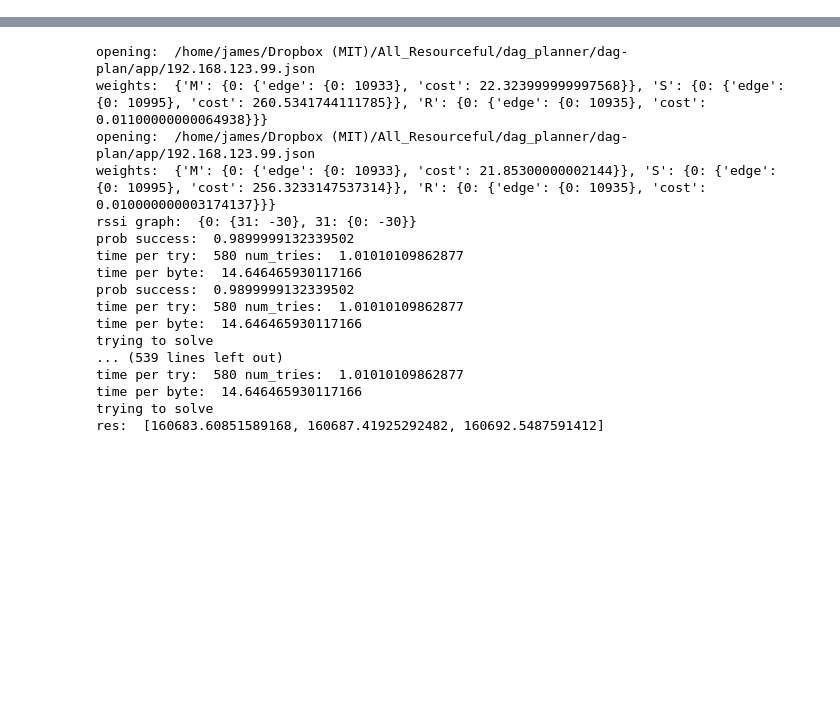
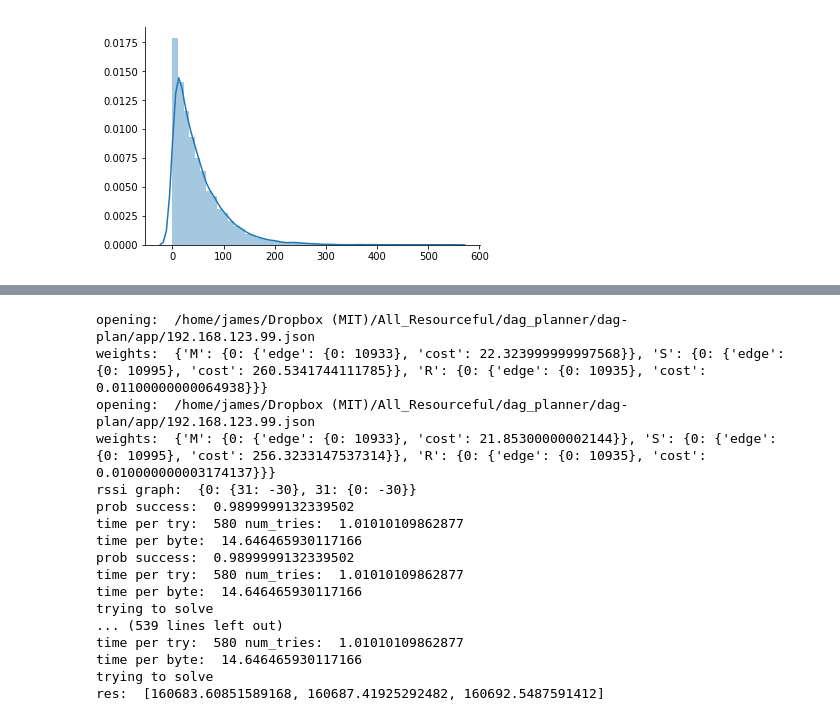
Before and after one commit to jamesjarlathlong/notebooks, a Jupyter notebook: batterysim.ipynb, the cells around one changed output, grey strips where cells are left out. Cells and saved outputs as stored; diff of their text form; code cells hidden in the pictures; blank space fills up the shorter version.

```diff
--- a/batterysim.ipynb
+++ b/batterysim.ipynb
@@ -8,0 +13,7 @@ import matplotlib.pyplot as plt
+# %%
+def jump_time(mean_val):
+    return random.expovariate(1./mean_val)
+sns.distplot([jump_time(50) for _ in range(10000)])
+sns.despine()
+# %% [output]
+[figure, added]
```
Also changed, not shown: parts of 5 cells of this notebook.
